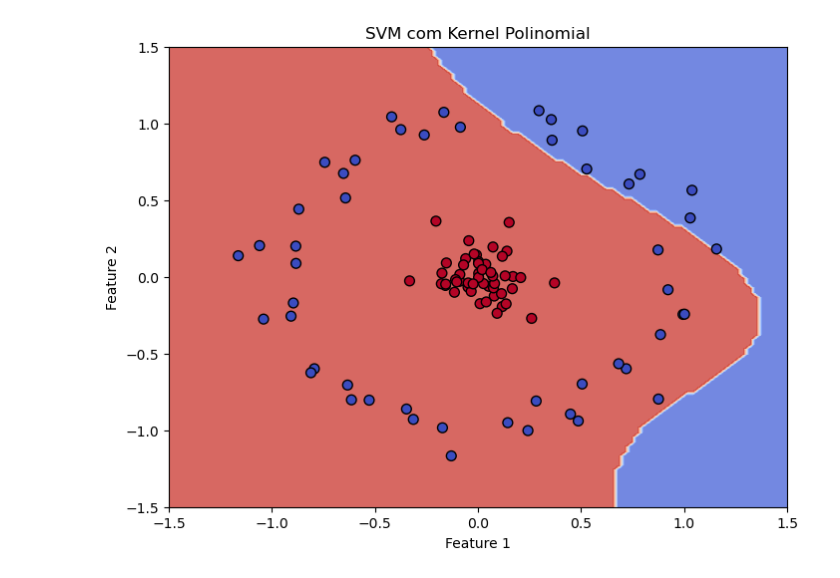
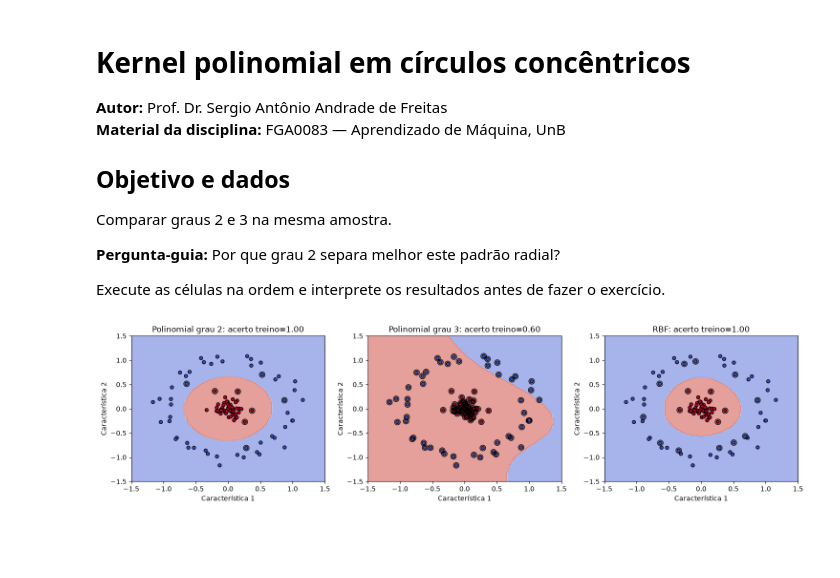
Before and after one commit to sergioaafreitas/CAM, a Jupyter notebook: src/11.0 - SVM com kernel polinomial.ipynb, the cells around one changed output. Cells and saved outputs as stored; diff of their text form; code cells hidden in the pictures; blank space fills up the shorter version.

Commit message:
Revisa exemplos didáticos e identifica autoria dos notebooks

```diff
--- a/src/11.0 - SVM com kernel polinomial.ipynb
+++ b/src/11.0 - SVM com kernel polinomial.ipynb
@@ -1,31 +1,40 @@
+# %% [markdown]
+# Kernel polinomial em círculos concêntricos
+
+**Autor:** Prof. Dr. Sergio Antônio Andrade de Freitas
+**Material da disciplina:** FGA0083 — Aprendizado de Máquina, UnB
+
+## Objetivo e dados
+
+Comparar graus 2 e 3 na mesma amostra.
+
+**Pergunta-guia:** Por que grau 2 separa melhor este padrão radial?
+
+Execute as células na ordem e interprete os resultados antes de fazer o exercício.
 # %%
-# Importando a biblioteca numpy e re-executando o exemplo prático de SVM com kernel polinomial
 import numpy as np
+import matplotlib.pyplot as plt
 from sklearn.datasets import make_circles
 from sklearn.svm import SVC
-import matplotlib.pyplot as plt
 
-# Gerar um conjunto de dados não linear
 X, y = make_circles(n_samples=100, factor=0.1, noise=0.1, random_state=42)
-
-# Treinar o modelo SVM com kernel polinomial
-model = SVC(kernel='poly', degree=3)
-model.fit(X, y)
-
-# Criar a grade para visualizar a fronteira de decisão
-xx, yy = np.meshgrid(np.linspace(-1.5, 1.5, 100), np.linspace(-1.5, 1.5, 100))
-
-# Prever as classificações para cada ponto na grade
-Z = model.predict(np.c_[xx.ravel(), yy.ravel()])
-Z = Z.reshape(xx.shape)
-
-# Plotar os dados e a fronteira de decisão
-plt.figure(figsize=(8, 6))
-plt.contourf(xx, yy, Z, alpha=0.8, cmap='coolwarm')
-plt.scatter(X[:, 0], X[:, 1], c=y, cmap='coolwarm', edgecolor='k', s=50)
-plt.title('SVM com Kernel Polinomial')
-plt.xlabel('Feature 1')
-plt.ylabel('Feature 2')
+xx, yy = np.meshgrid(np.linspace(-1.5, 1.5, 160), np.linspace(-1.5, 1.5, 160))
+fig, axes = plt.subplots(1, 3, figsize=(15, 4))
+for ax, (titulo, modelo) in zip(axes, [
+    ('Polinomial grau 2', SVC(kernel='poly', degree=2)),
+    ('Polinomial grau 3', SVC(kernel='poly', degree=3)),
+    ('RBF', SVC(kernel='rbf')),
+]):
+    modelo.fit(X, y)
+    Z = modelo.predict(np.c_[xx.ravel(), yy.ravel()]).reshape(xx.shape)
+    ax.contourf(xx, yy, Z, alpha=0.5, cmap='coolwarm')
+    ax.scatter(X[:, 0], X[:, 1], c=y, cmap='coolwarm', edgecolor='k', s=25)
+    ax.scatter(modelo.support_vectors_[:, 0], modelo.support_vectors_[:, 1],
+               s=70, facecolors='none', edgecolors='black')
+    ax.set_title(f'{titulo}: acerto treino={modelo.score(X, y):.2f}')
+    ax.set_xlabel('Característica 1')
+    ax.set_ylabel('Característica 2')
+plt.tight_layout()
 plt.show()
 # %% [output]
-[figure, old version]
+[figure, new version]
```
Also changed, not shown: parts of 1 cell of this notebook, 31 other files.
